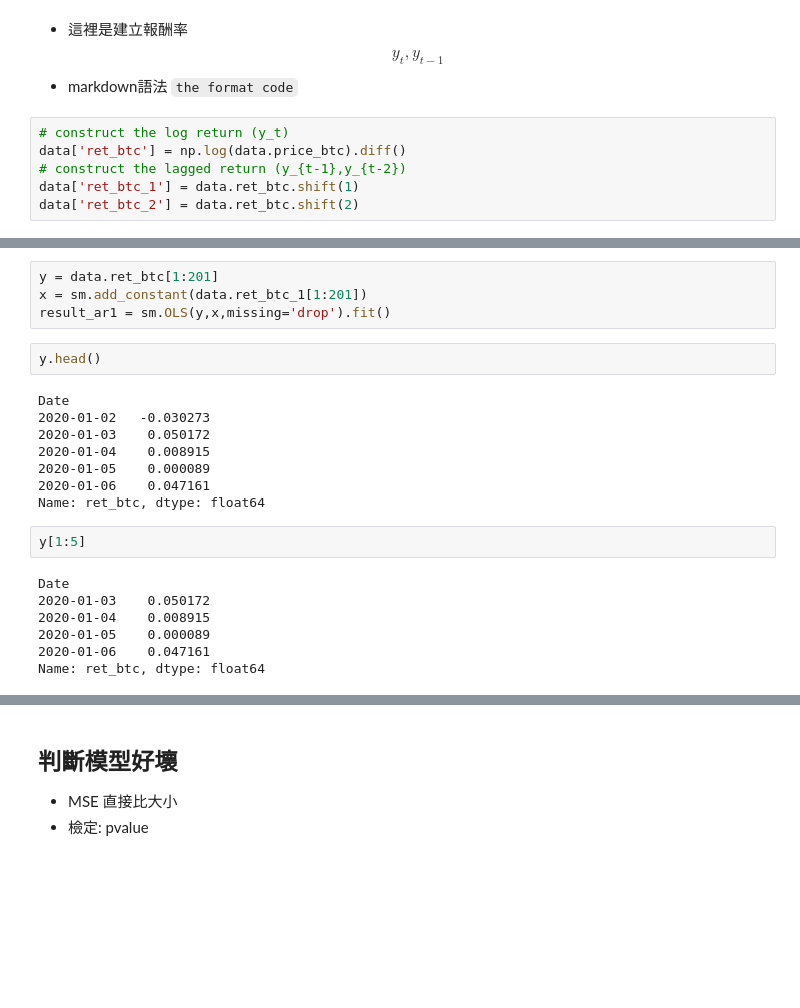
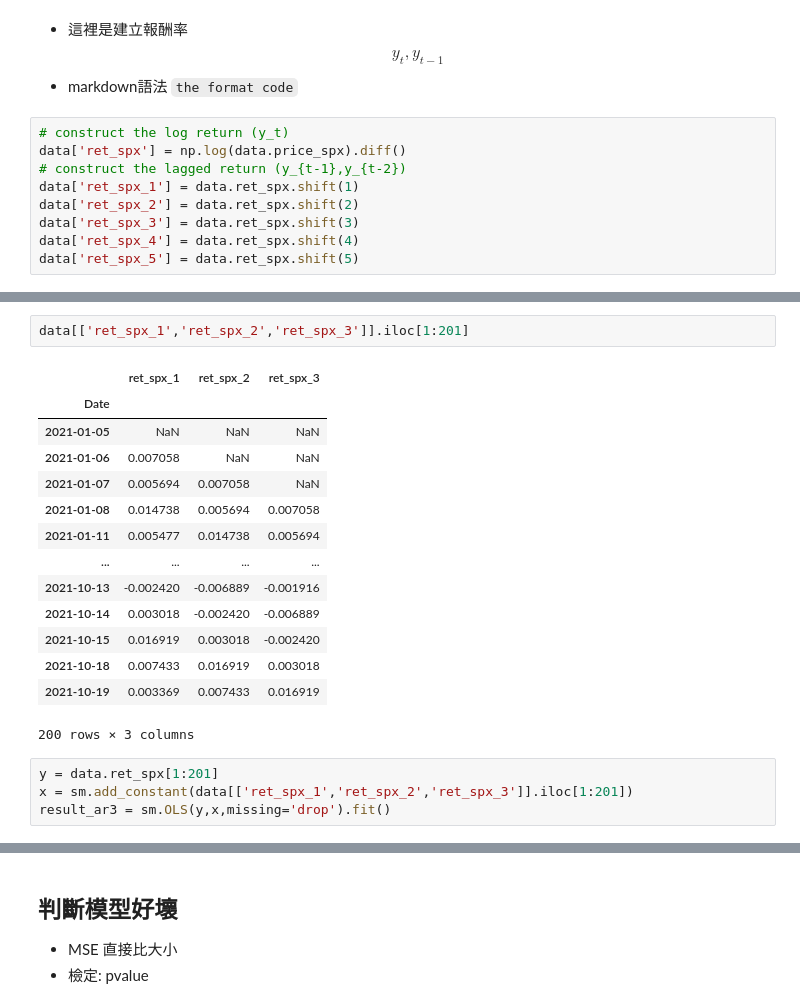
Before and after one commit to quetion/time_series_SCU, a Jupyter notebook: TS_Ch4_預測表現之評估_code.ipynb, the cells around one changed output, grey strips where cells are left out. Cells and saved outputs as stored; diff of their text form; blank space fills up the shorter version.

```diff
--- a/TS_Ch4_預測表現之評估_code.ipynb
+++ b/TS_Ch4_預測表現之評估_code.ipynb
@@ -36,8 +61,11 @@ $$
 `the format code`
 # %%
 # construct the log return (y_t)
-data['ret_btc'] = np.log(data.price_btc).diff()
+data['ret_spx'] = np.log(data.price_spx).diff()
 # construct the lagged return (y_{t-1},y_{t-2})
-data['ret_btc_1'] = data.ret_btc.shift(1)
-data['ret_btc_2'] = data.ret_btc.shift(2)
+data['ret_spx_1'] = data.ret_spx.shift(1)
+data['ret_spx_2'] = data.ret_spx.shift(2)
+data['ret_spx_3'] = data.ret_spx.shift(3)
+data['ret_spx_4'] = data.ret_spx.shift(4)
+data['ret_spx_5'] = data.ret_spx.shift(5)
 # %%
@@ -60,25 +125,23 @@ print(R,P)
+# %%
+data[['ret_spx_1','ret_spx_2','ret_spx_3']].iloc[1:201]
+# %% [output]
+|  | ret_spx_1 | ret_spx_2 | ret_spx_3 |
+| Date |  |  |  |
+| 2021-01-05 | NaN | NaN | NaN |
+| 2021-01-06 | 0.007058 | NaN | NaN |
+| 2021-01-07 | 0.005694 | 0.007058 | NaN |
+| 2021-01-08 | 0.014738 | 0.005694 | 0.007058 |
+| 2021-01-11 | 0.005477 | 0.014738 | 0.005694 |
+| ... | ... | ... | ... |
+| 2021-10-13 | -0.002420 | -0.006889 | -0.001916 |
+| 2021-10-14 | 0.003018 | -0.002420 | -0.006889 |
+| 2021-10-15 | 0.016919 | 0.003018 | -0.002420 |
+| 2021-10-18 | 0.007433 | 0.016919 | 0.003018 |
+| 2021-10-19 | 0.003369 | 0.007433 | 0.016919 |
+200 rows × 3 columns
 # %%
-y = data.ret_btc[1:201]
-x = sm.add_constant(data.ret_btc_1[1:201])
-result_ar1 = sm.OLS(y,x,missing='drop').fit()
+y = data.ret_spx[1:201]
+x = sm.add_constant(data[['ret_spx_1','ret_spx_2','ret_spx_3']].iloc[1:201])
+result_ar3 = sm.OLS(y,x,missing='drop').fit()
-# %%
-y.head()
-# %% [output]
-Date
-2020-01-02   -0.030273
-2020-01-03    0.050172
-2020-01-04    0.008915
-2020-01-05    0.000089
-2020-01-06    0.047161
-Name: ret_btc, dtype: float64
-# %%
-y[1:5]
-# %% [output]
-Date
-2020-01-03    0.050172
-2020-01-04    0.008915
-2020-01-05    0.000089
-2020-01-06    0.047161
-Name: ret_btc, dtype: float64
 # %%
 # out-of-sample MSE (mean of squared error)
```
Also changed, not shown: parts of 15 cells of this notebook.
